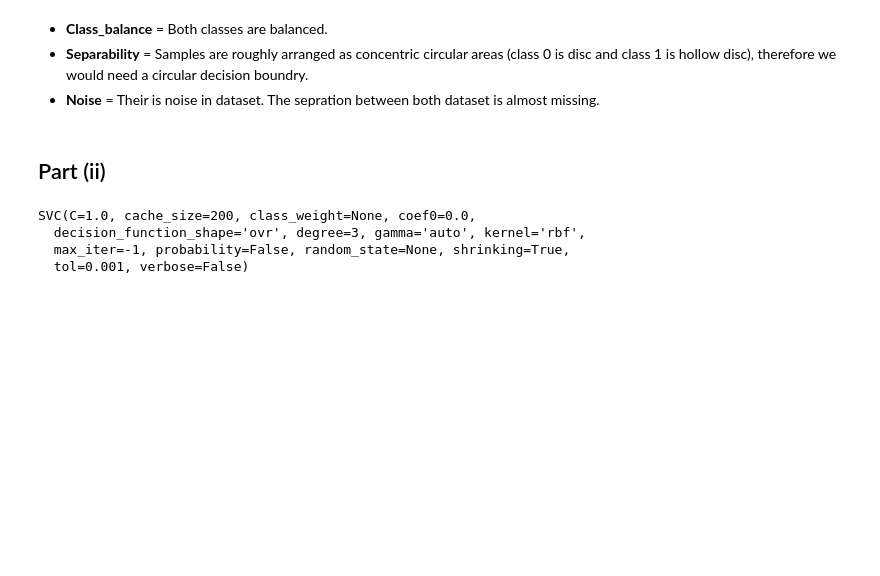
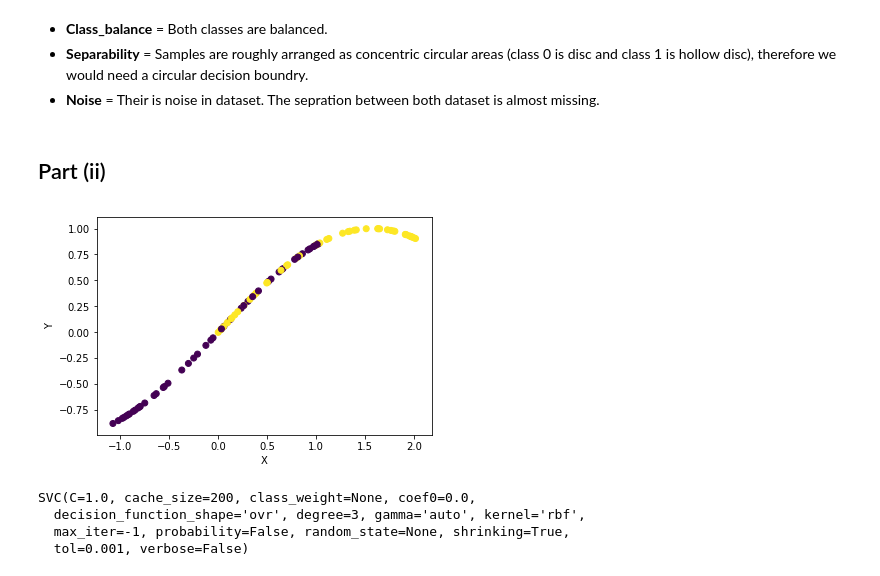
Before and after one commit to Hitkul/ML_course_IIITD, a Jupyter notebook: Assignment 2/Assignment_2.ipynb, the cells around one changed output. Drawn from its saved outputs; the diff is of its cells as text; code cells hidden in the pictures; blank space fills up the shorter version.

```diff
--- a/Assignment 2/Assignment_2.ipynb
+++ b/Assignment 2/Assignment_2.ipynb
@@ -80,4 +80,8 @@ Classes and respective number of samples
 # %% [markdown]
 ## Part (ii)
 # %%
-X,Y = get_dataset(1)
+X,Y = get_dataset(2)
+# %%
+def kernel_thing(X):
+#     return np.sqrt(X[:,0]**2+X[:,1]**2)
+    return np.sin(X[:,0])
@@ -84,3 +90,9 @@ X,Y = get_dataset(1)
+# %%
+X[:,1] = kernel_thing(X)
+# %%
+plot_dataset(X,Y)
+# %% [output]
+[figure, added]
 # %%
 clf = SVC()
 # %%
```
Also changed, not shown: parts of 6 cells of this notebook.
